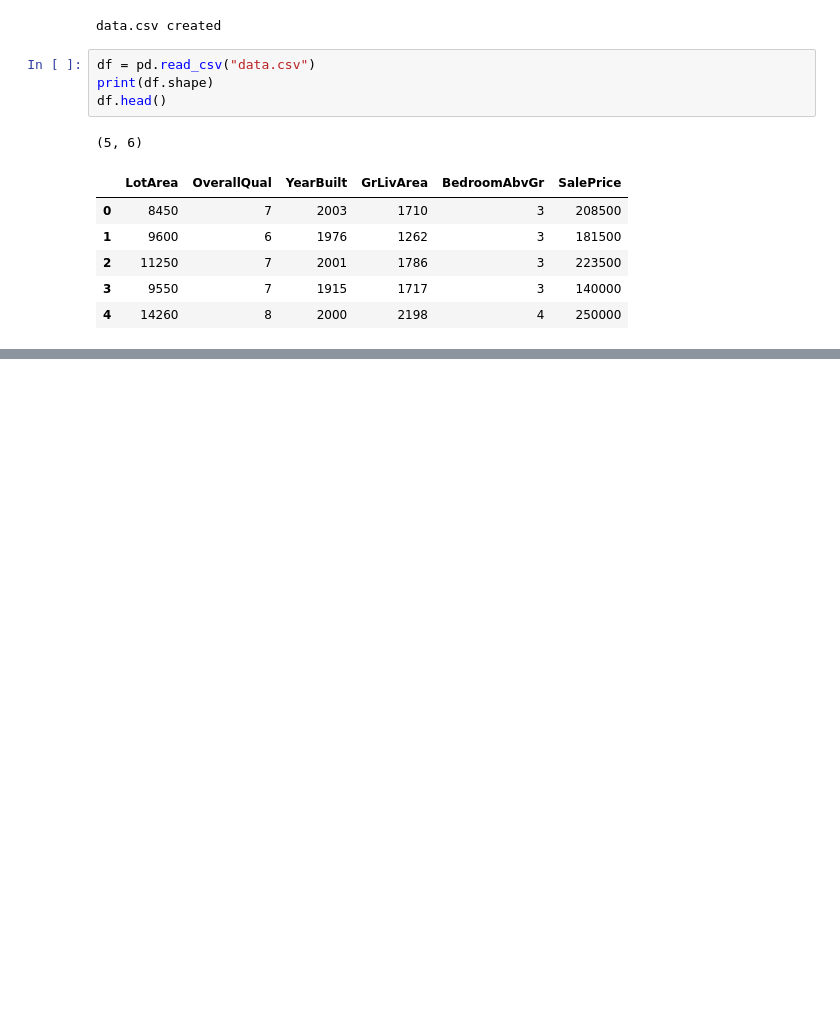
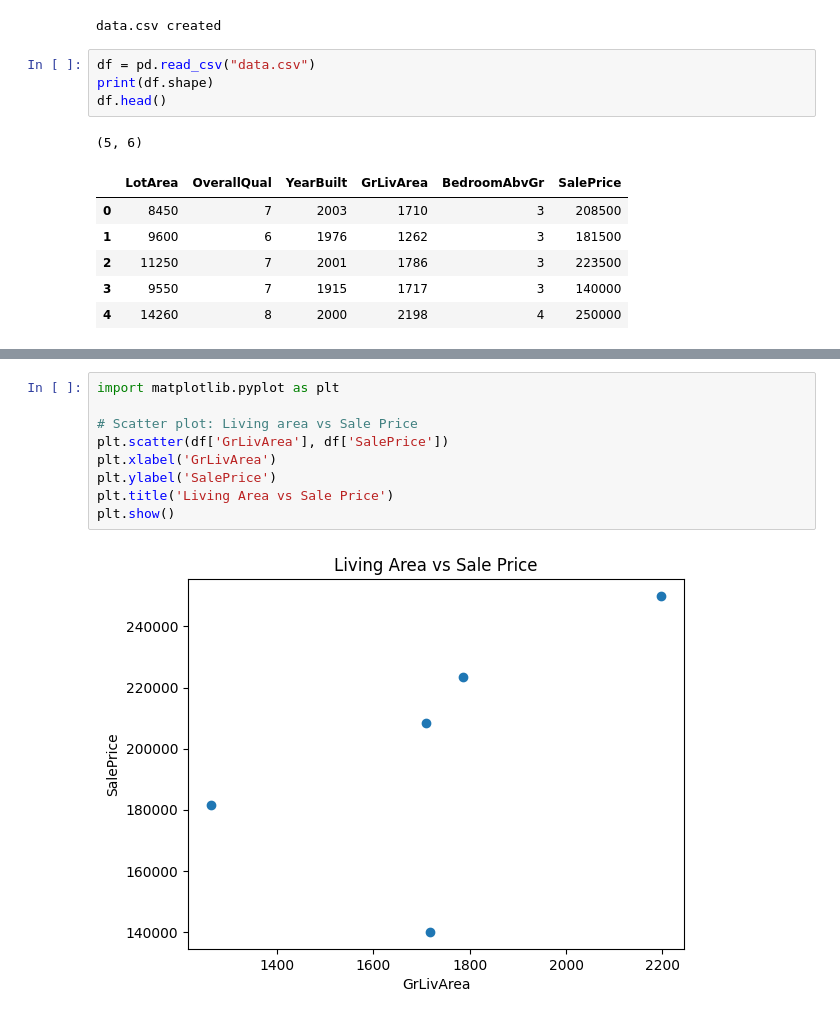
Before and after one commit to GreenBay8/ml-house-price-regression, a Jupyter notebook: notebook.ipynb, the cells around one changed output, grey strips where cells are left out. Drawn from its saved outputs; the diff is of its cells as text; blank space fills up the shorter version.

```diff
--- a/notebook.ipynb
+++ b/notebook.ipynb
@@ -30,0 +93,11 @@ df.head()
+# %%
+import matplotlib.pyplot as plt
+
+# Scatter plot: Living area vs Sale Price
+plt.scatter(df['GrLivArea'], df['SalePrice'])
+plt.xlabel('GrLivArea')
+plt.ylabel('SalePrice')
+plt.title('Living Area vs Sale Price')
+plt.show()
+# %% [output]
+[figure, added]
```
Also changed, not shown: parts of 4 cells of this notebook.
